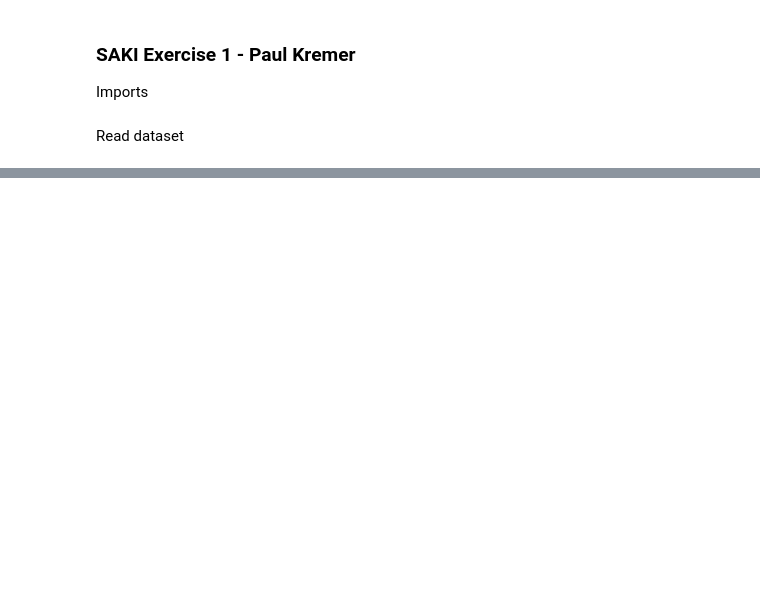
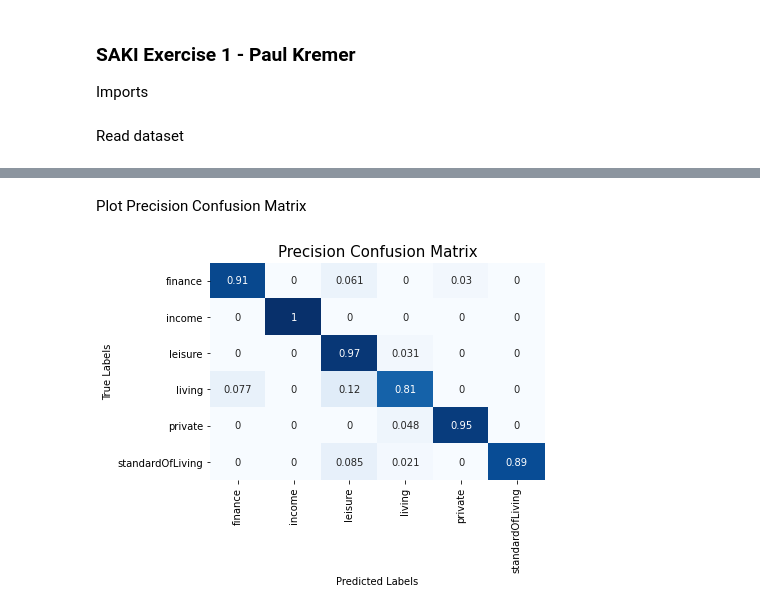
Before and after one commit to PauKre/SAKI_1_Paul_Kremer, a Jupyter notebook: SAKI1.ipynb, the cells around one changed output, grey strips where cells are left out. Drawn from its saved outputs; the diff is of its cells as text; code cells hidden in the pictures; blank space fills up the shorter version.

```diff
--- a/SAKI1.ipynb
+++ b/SAKI1.ipynb
@@ -63,0 +108,20 @@ array([[  0., 162.],
+# %% [markdown]
+Plot Precision Confusion Matrix
+# %%
+cf_matrix_preci = confusion_matrix(y_true= labels, y_pred=pred_labels, normalize='true')
+preci_ax = plt.axes()
+sns.heatmap(cf_matrix_preci
+            , annot=True
+            , cmap='Blues'
+            , cbar=False
+            , xticklabels=label_list
+            , yticklabels=label_list
+            , ax= preci_ax
+            )
+preci_ax.set_title("Precision Confusion Matrix", fontsize=15)
+preci_ax.set_xlabel("Predicted Labels")
+preci_ax.set_ylabel("True Labels")
+plt.savefig("precision.png", pad_inches=0.3, bbox_inches='tight')
+plt.show()
+# %% [output]
+[figure, added]
```
Also changed, not shown: parts of 18 cells of this notebook, 7 other files.
